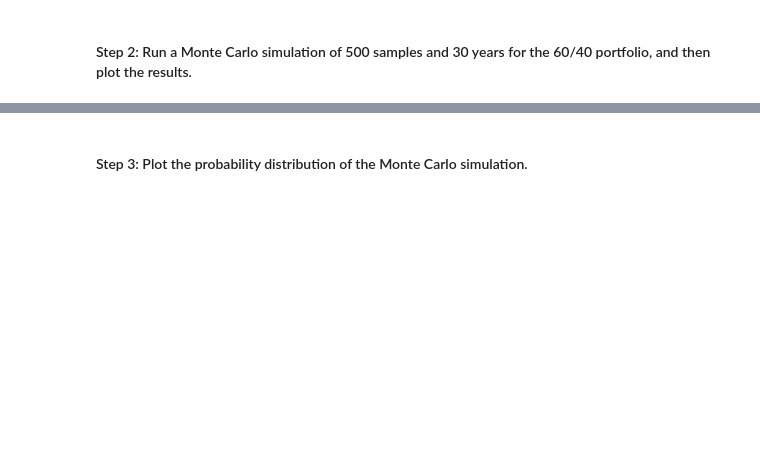
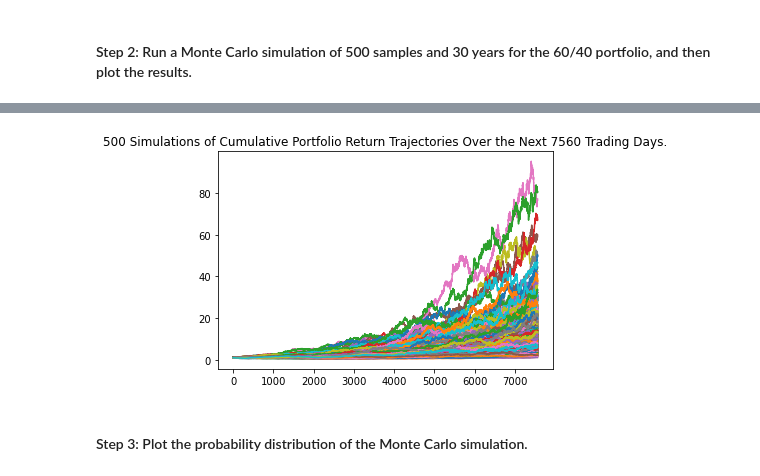
Before and after one commit to LeoHarada/Challenge_5, a Jupyter notebook: Starter_Code/financial_planning_tools.ipynb, the cells around one changed output, grey strips where cells are left out. Saved outputs shown, nothing was run; the diff lists cells and outputs as text; code cells hidden in the pictures; blank space fills up the shorter version.

```diff
--- a/Starter_Code/financial_planning_tools.ipynb
+++ b/Starter_Code/financial_planning_tools.ipynb
@@ -202,17 +205,17 @@ agg_shares = 200
 - `start_date` and `end_date`: Use the same date for these parameters, and format them with the date of the previous weekday (or `2020-08-07`). This is because you want the one closing price for the most-recent trading day.
 # %%
 # Set the tickers for both the bond and stock portion of the portfolio
-# YOUR CODE HERE
+tickers = ["AGG", "SPY"]
 
 # Set timeframe to 1D
-# YOUR CODE HERE
+timeframe = "1D"
 
 # Format current date as ISO format
 # Set both the start and end date at the date of your prior weekday
 # This will give you the closing price of the previous trading day
 # Alternatively you can use a start and end date of 2020-08-07
-# YOUR CODE HERE
-# YOUR CODE HERE
+start_date = pd.Timestamp("2020-08-07", tz="America/New_York").isoformat()
+end_date = pd.Timestamp("2020-08-07", tz="America/New_York").isoformat()
 # %% [markdown]
 #### Step 4: Get the current closing prices for `SPY` and `AGG` by using the Alpaca `get_barset` function. Format the response as a Pandas DataFrame by including the `df` property at the end of the `get_barset` function.
 # %%
@@ -373,19 +415,22 @@ In this section, you’ll use the MCForecastTools library to create a Monte Carl
 # %%
 # Set start and end dates of 3 years back from your current date
 # Alternatively, you can use an end date of 2020-08-07 and work 3 years back from that date
-# YOUR CODE HERE
-# YOUR CODE HERE
-
+historical_start_date = pd.Timestamp("2017-08-07", tz="America/New_York").isoformat()
+historical_end_date = pd.Timestamp("2020-08-07", tz="America/New_York").isoformat()
 # Set number of rows to 1000 to retrieve the maximum amount of rows
-# YOUR CODE HERE
+limit_rows = 1000
 # %%
 # Use the Alpaca get_barset function to make the API call to get the 3 years worth of pricing data
 # The tickers and timeframe parameters should have been set in Part 1 of this activity
 # The start and end dates should be updated with the information set above
 # Remember to add the df property to the end of the call so the response is returned as a DataFrame
-# YOUR CODE HERE
-
+historical_prices_df = alpaca.get_barset(
+    tickers,
+    timeframe,
+    start=historical_start_date,
+    end=historical_end_date,
+    limit=limit_rows
+).df
 
 # Display both the first and last five rows of the DataFrame
-# YOUR CODE HERE
-# YOUR CODE HERE
+historical_prices_df.head()
@@ -395,7 +460,12 @@ In this section, you’ll use the MCForecastTools library to create a Monte Carl
 # Configure the Monte Carlo simulation to forecast 30 years cumulative returns
 # The weights should be split 40% to AGG and 60% to SPY.
 # Run 500 samples.
-# YOUR CODE HERE
+MC_split_weight = MCSimulation(
+    portfolio_data = historical_prices_df,
+    weights = [.4,.6],
+    num_simulation = 500,
+    num_trading_days = 252*30
+)
 
 # Review the simulation input data
-# YOUR CODE HERE
+MC_split_weight.portfolio_data.head()
@@ -405,7 +515,9 @@ In this section, you’ll use the MCForecastTools library to create a Monte Carl
 # %%
 # Visualize the 30-year Monte Carlo simulation by creating an
 # overlay line plot
-# YOUR CODE HERE
+split_weight_line_plot = MC_split_weight.plot_simulation()
+# %% [output]
+[figure, added]
 # %% [markdown]
 #### Step 3: Plot the probability distribution of the Monte Carlo simulation.
 # %%
```
Also changed, not shown: parts of 38 cells of this notebook.
